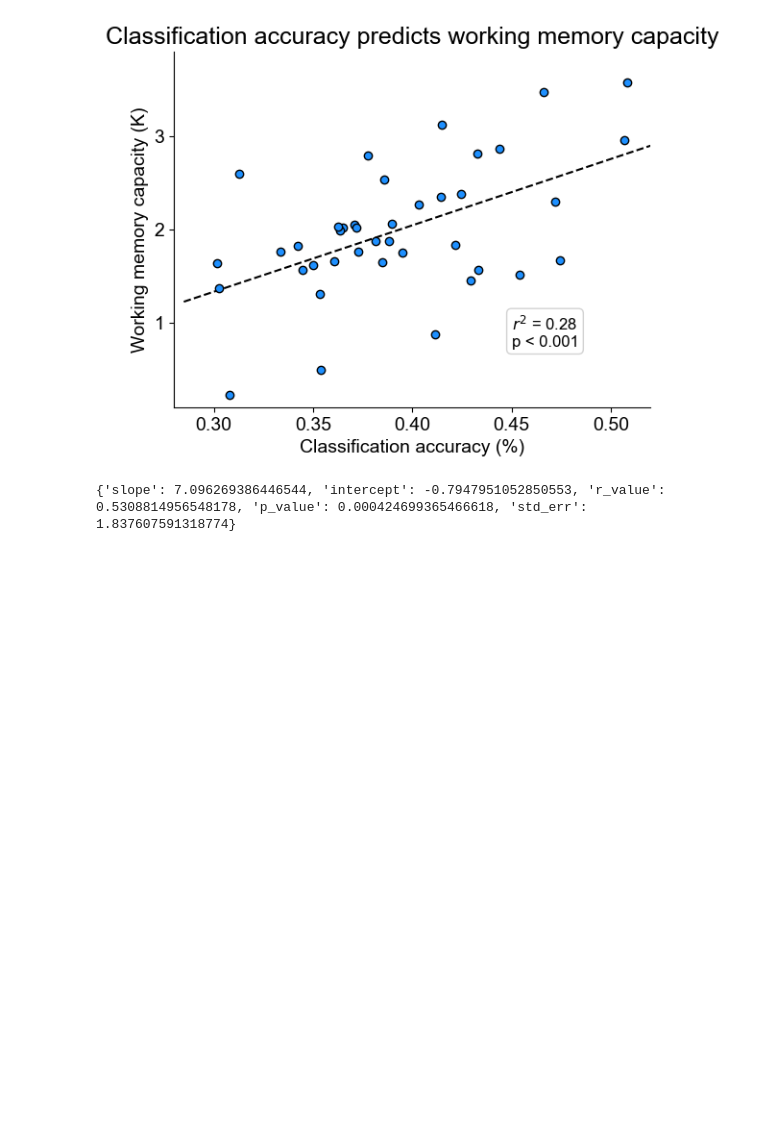
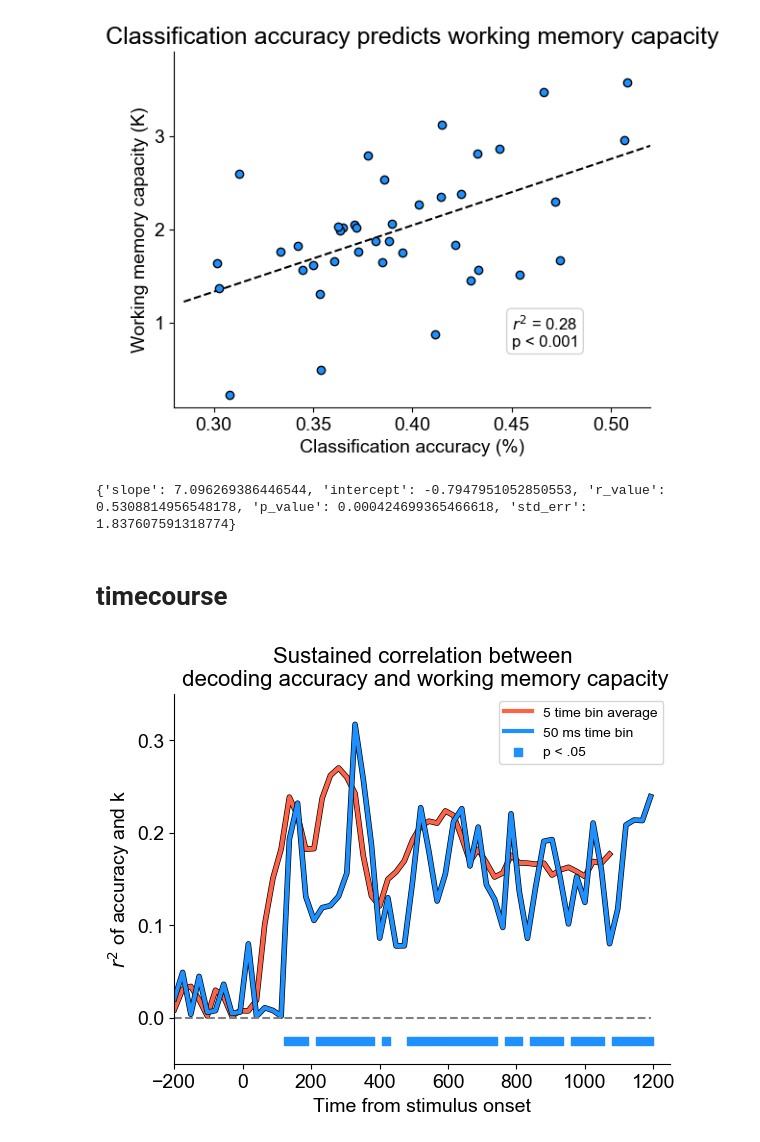
Before and after one commit to WilliamThyer/Thyer-et-al-2021, a Jupyter notebook: decode_load_acc_and_k.ipynb, the cells around one changed output. Drawn from its saved outputs; the diff is of its cells as text; code cells hidden in the pictures; blank space fills up the shorter version.

Commit message:
timecourse of K

```diff
--- a/decode_load_acc_and_k.ipynb
+++ b/decode_load_acc_and_k.ipynb
@@ -203,3 +206,5 @@ print(stats)
 # %% [output]
 [figure]
 {'slope': 7.096269386446544, 'intercept': -0.7947951052850553, 'r_value': 0.5308814956548178, 'p_value': 0.000424699365466618, 'std_err': 1.837607591318774}
+# %% [markdown]
+# timecourse
@@ -205,0 +230,39 @@ print(stats)
+# %%
+from statsmodels.stats.multitest import multipletests
+
+_,corrected_p,_,_ = multipletests(p,method='fdr_bh')
+sig05 = corrected_p < .05
+# %%
+from scipy.ndimage.filters import uniform_filter1d
+
+ax = plt.subplot(111)
+ax.plot(wrangl.t[:-5],corr_window**2,linewidth=4,color='k')
+ax.plot(wrangl.t[:-5],corr_window**2,label='5 time bin average',linewidth=3,color='tomato')
+
+ax.plot(wrangl.t,corr**2,linewidth=4,color='k')
+ax.plot(wrangl.t,corr**2,label='50 ms time bin',linewidth=3,color='dodgerblue')
+
+ax.scatter(wrangl.t[sig05]-5, np.ones(sum(sig05))*(-.025), marker = 's', s=28, c = 'dodgerblue',label='p < .05')
+
+
+# Various plot beautification
+ax.spines['right'].set_visible(False)
+ax.spines['top'].set_visible(False)
+plt.setp(ax.get_xticklabels(), fontsize=14)
+plt.setp(ax.get_yticklabels(), fontsize=14)
+
+plt.yticks(np.arange(0,.4,.1))
+
+plt.ylim(-.05,.35)
+plt.xlim(-200,1250)
+plt.xlabel('Time from stimulus onset',fontsize=14)
+plt.ylabel('$r^2$ of accuracy and k',fontsize=14)
+plt.title('Sustained correlation between\n decoding accuracy and working memory capacity',fontsize=16)
+plt.legend()
+ax.plot(wrangl.t,np.zeros((len(wrangl.t))),'--',color='gray')
+
+# plt.savefig('corr_k_timecourse.png',dpi=500,bbox_inches='tight')
+
+plt.show()
+# %% [output]
+[figure, added]
```
Also changed, not shown: parts of 3 cells of this notebook.
